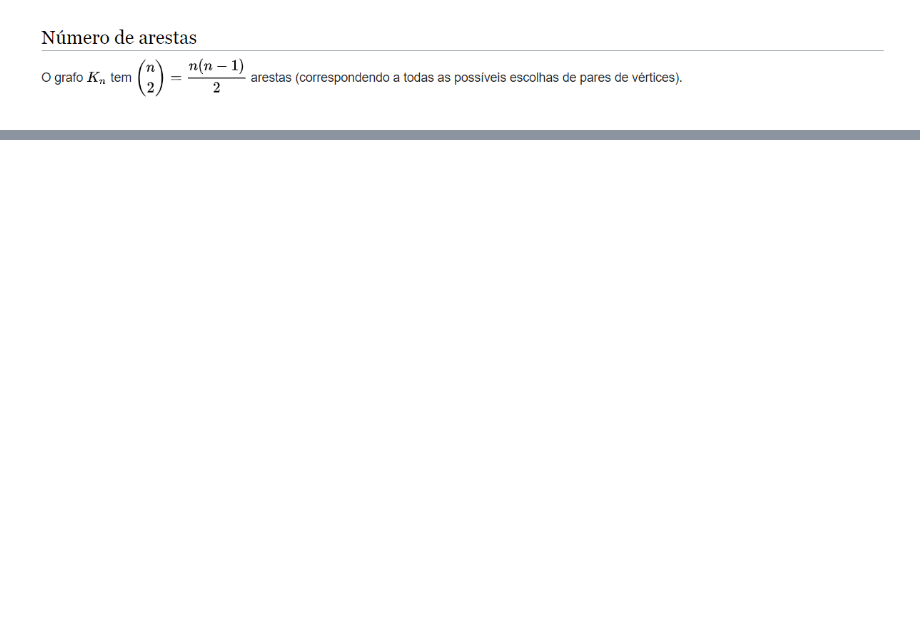
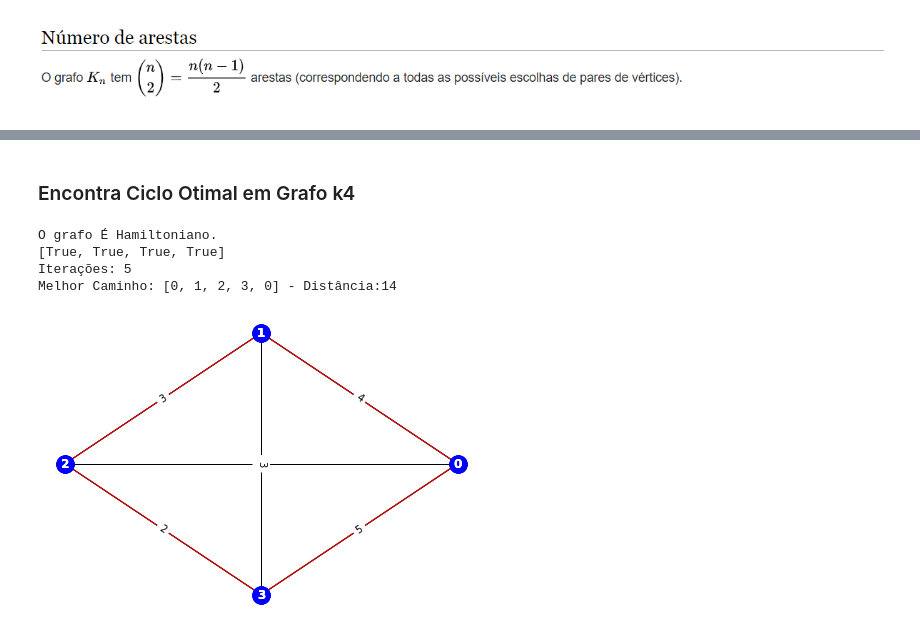
Before and after one commit to mauriciobritojr/Grafos, a Jupyter notebook: Ciclos Hamiltoniano.ipynb, the cells around one changed output, grey strips where cells are left out. Drawn from its saved outputs; the diff is of its cells as text; code cells hidden in the pictures; blank space fills up the shorter version.

```diff
--- a/Ciclos Hamiltoniano.ipynb
+++ b/Ciclos Hamiltoniano.ipynb
@@ -175,0 +216,31 @@ mostra_caminho(G, melhor_caminho)
+# %% [markdown]
+### Encontra Ciclo Otimal em Grafo k4
+# %%
+# Cria um grafo k4
+k4 = gera_G_completo(4)
+nx.draw(k4, pos=nx.circular_layout(k4), with_labels=True, font_weight='bold', font_color="w", node_color='b')
+
+# Inclui pesos nas arestas do grafo a partir de uma matriz
+custo_mat = np.array([
+    [0, 4, 6, 5],
+    [6, 0, 3, 3],
+    [6, 3, 0, 2],
+    [5, 3, 2, 0],
+])
+inclui_pesos_from_matriz(k4, custo_mat)
+
+# Conferir se o grafo é hamiltoniano
+checa_graus(k4)
+
+# Executar algoritmo Dois Otimal
+melhor_caminho, distancia = dois_otimal([0,1,2,3,0])
+print(f'Melhor Caminho: {melhor_caminho} - Distância:{distancia}')
+
+# Apresenta o grafo com o ciclo otimal
+mostrar_caminho(k4, melhor_caminho)
+# %% [output]
+O grafo É Hamiltoniano.
+[True, True, True, True]
+Iterações: 5
+Melhor Caminho: [0, 1, 2, 3, 0] - Distância:14
+[figure, added]
```
Also changed, not shown: parts of 20 cells of this notebook.
